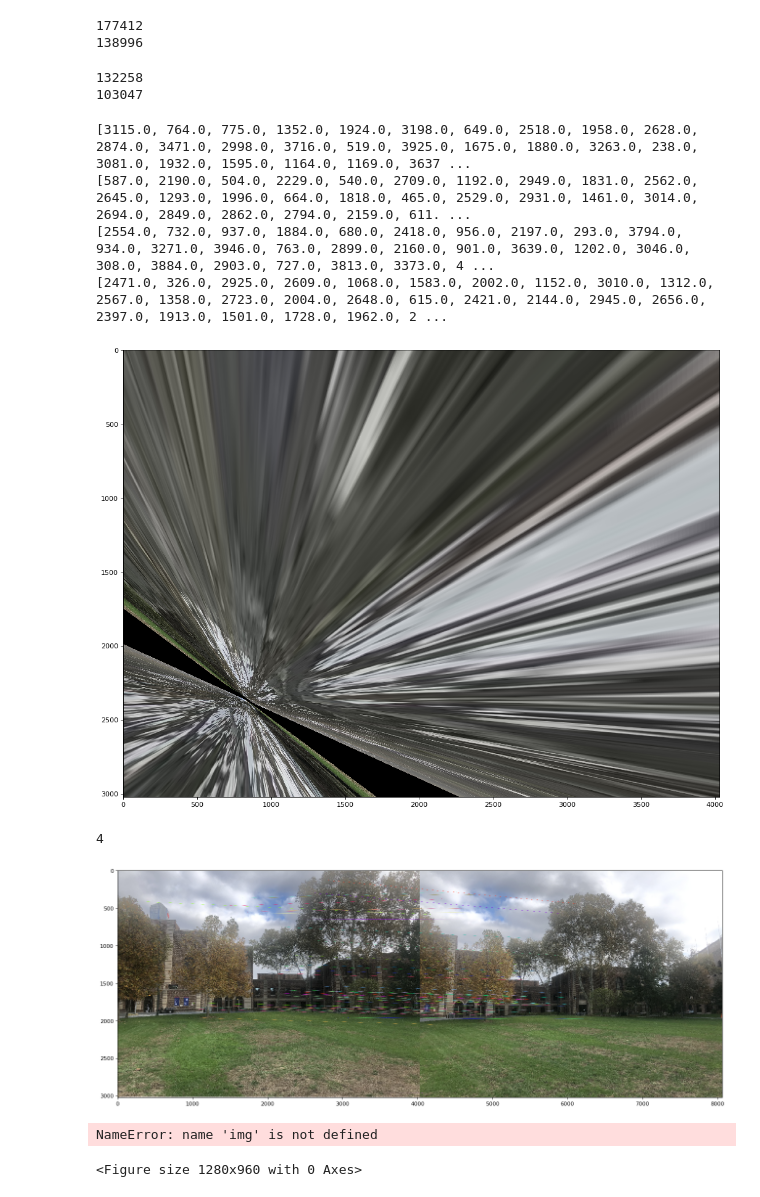
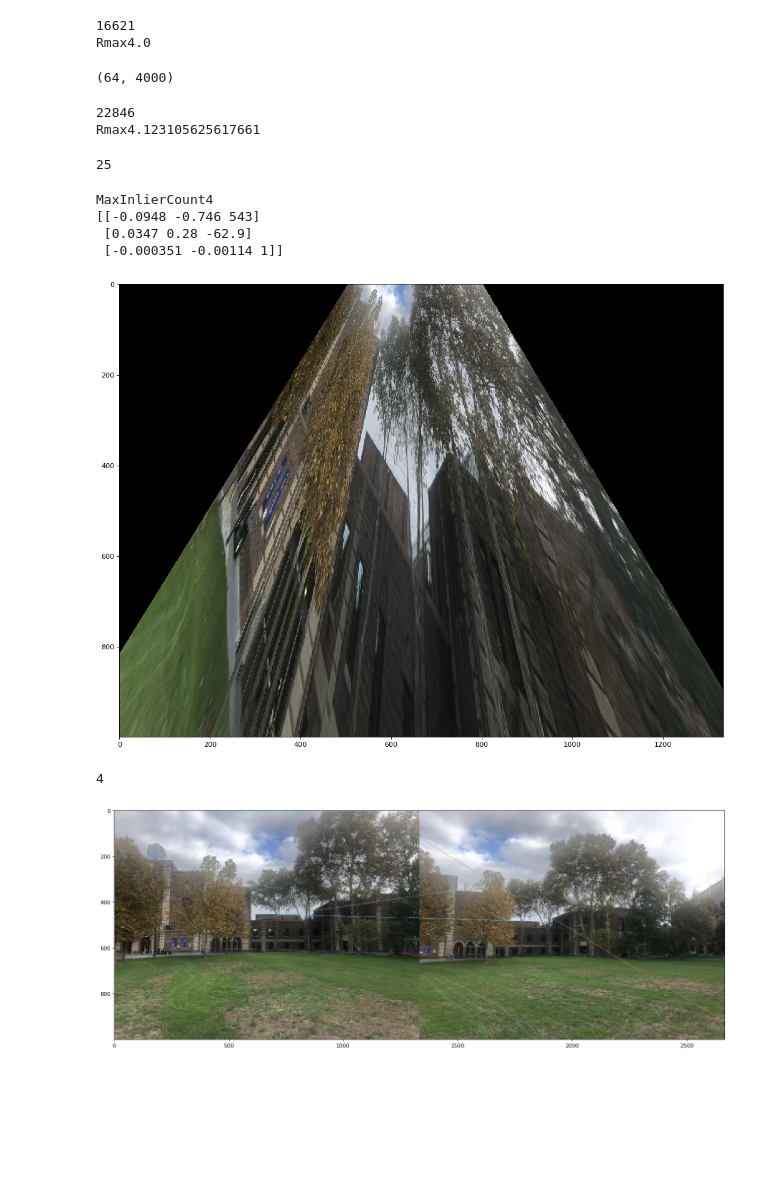
Before and after one commit to shortstheory/cis581-3a, a Jupyter notebook: Playground.ipynb, the cells around one changed output. Drawn from its saved outputs; the diff is of its cells as text; code cells hidden in the pictures; blank space fills up the shorter version.

```diff
--- a/Playground.ipynb
+++ b/Playground.ipynb
@@ -18,37 +21,42 @@ max_anms=4000
 # %%
 # img1=cv2.imread('small-right.jpg')
-img1=cv2.imread('middle.jpg')
+img1=cv2.imread('small-middle.jpg')
 # img1=cv2.imread('case1.png')
 # img1=cv2.imread('rot-middle.jpg')
 gray = cv2.cvtColor(img1,cv2.COLOR_BGR2GRAY)
 c = corner_detector(gray)
 print(np.sum(c>0))
 x,y,rmax=anms(c, max_anms)
-
 d1 = feat_desc(gray,x,y)
 kp1=[]
 for (_x,_y) in zip(x,y):
     kp1.append(cv2.KeyPoint(_x,_y,40))
+print("Rmax" + str(rmax))
 # %% [output]
-177412
-138996
+16621
+Rmax4.0
+# %%
+print(d1.shape)
+# %% [output]
+(64, 4000)
 # %%
 # img2=cv2.imread('small-middle.jpg')
-img2=cv2.imread('right.jpg')
+img2=cv2.imread('small-right.jpg')
 # img2=cv2.imread('case2.png')
 gray = cv2.cvtColor(img2,cv2.COLOR_BGR2GRAY)
 c = corner_detector(gray)
 print(np.sum(c>0))
-
 x,y,rmax=anms(c, max_anms)
 d2 = feat_desc(gray,x,y)
 kp2=[]
 for (_x,_y) in zip(x,y):
     kp2.append(cv2.KeyPoint(_x,_y,40))
+print("Rmax" + str(rmax))
 # %% [output]
-132258
-103047
+22846
+Rmax4.123105625617661
 # %%
+
 m,dMatch=feat_match(d1, d2)
 x1=[]
 y1=[]
@@ -61,19 +69,10 @@ for k,idx in enumerate(m):
         y1.append(kp1[idx].pt[1])
         x2.append(kp2[k].pt[0])
         y2.append(kp2[k].pt[1])
-# print(x1)
-# print(x2)
-# print(len(dMatch))
-print(x1)
-print(y1)
-print(x2)
-print(y2)
+print(len(dMatch))
 x1=np.array(x1)
 x2=np.array(x2)
 y1=np.array(y1)
 y2=np.array(y2)
 # %% [output]
-[3115.0, 764.0, 775.0, 1352.0, 1924.0, 3198.0, 649.0, 2518.0, 1958.0, 2628.0, 2874.0, 3471.0, 2998.0, 3716.0, 519.0, 3925.0, 1675.0, 1880.0, 3263.0, 238.0, 3081.0, 1932.0, 1595.0, 1164.0, 1169.0, 3637 ...
-[587.0, 2190.0, 504.0, 2229.0, 540.0, 2709.0, 1192.0, 2949.0, 1831.0, 2562.0, 2645.0, 1293.0, 1996.0, 664.0, 1818.0, 465.0, 2529.0, 2931.0, 1461.0, 3014.0, 2694.0, 2849.0, 2862.0, 2794.0, 2159.0, 611. ...
-[2554.0, 732.0, 937.0, 1884.0, 680.0, 2418.0, 956.0, 2197.0, 293.0, 3794.0, 934.0, 3271.0, 3946.0, 763.0, 2899.0, 2160.0, 901.0, 3639.0, 1202.0, 3046.0, 308.0, 3884.0, 2903.0, 727.0, 3813.0, 3373.0, 4 ...
-[2471.0, 326.0, 2925.0, 2609.0, 1068.0, 1583.0, 2002.0, 1152.0, 3010.0, 1312.0, 2567.0, 1358.0, 2723.0, 2004.0, 2648.0, 615.0, 2421.0, 2144.0, 2945.0, 2656.0, 2397.0, 1913.0, 1501.0, 1728.0, 1962.0, 2 ...
+25
@@ -82,12 +79,17 @@ e
 # %%
+H, inlier_ind=ransac_est_homography(x1,y1,x2,y2,0.5)
 
 result = cv2.warpPerspective(img1, H,(int(img1.shape[1]), int(img1.shape[0])))#,flags=cv2.INTER_LINEAR)
 fig=plt.figure(figsize=(16, 12), dpi= 80, facecolor='w', edgecolor='k')
-
+print(H)
 plt.imshow(cv2.cvtColor(result, cv2.COLOR_BGR2RGB))
 plt.show()
 # %% [output]
+MaxInlierCount4
+[[-0.0948 -0.746 543]
+ [0.0347 0.28 -62.9]
+ [-0.000351 -0.00114 1]]
-[figure, old version]
+[figure, new version]
 # %%
 mask = np.array(inlier_ind, dtype=bool)
 
@@ -107,15 +109,12 @@ fig=plt.figure(figsize=(20, 18), dpi= 80, facecolor='w', edgecolor='k')
 plt.imshow(cv2.cvtColor(img_matches, cv2.COLOR_BGR2RGB))
 plt.show()
 # %% [output]
-[figure, old version]
+[figure, new version]
 # %%
 fig=plt.figure(figsize=(16, 12), dpi= 80, facecolor='w', edgecolor='k')
 plt.imshow(img)
 plt.scatter(x, y)
 plt.axis('off')
-# %% [output]
-NameError: name 'img' is not defined
-<Figure size 1280x960 with 0 Axes>
 # %%
 d = feat_desc(gray,x,y)
 # %%
```
Also changed, not shown: parts of 4 cells of this notebook, 4 other files.
